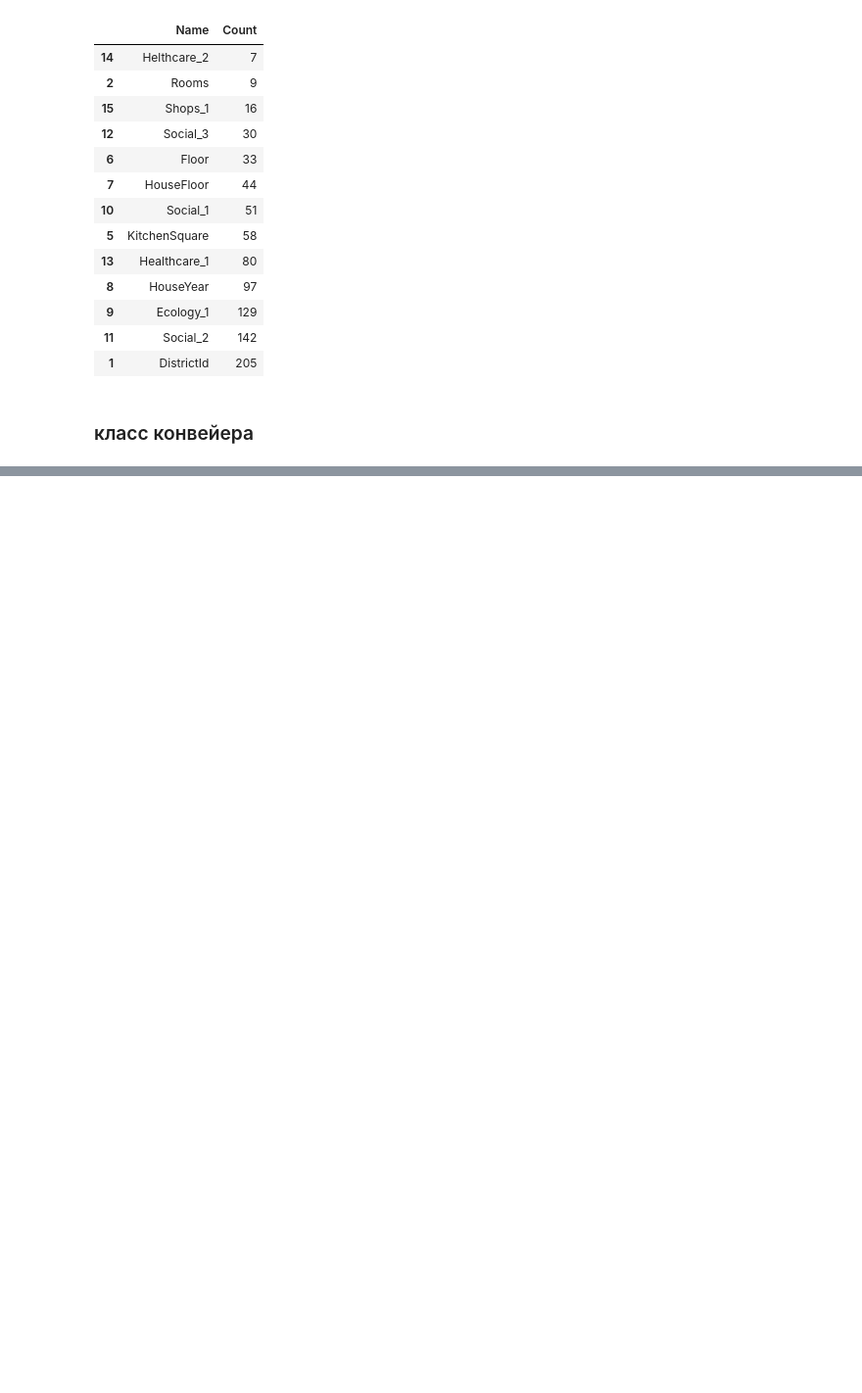
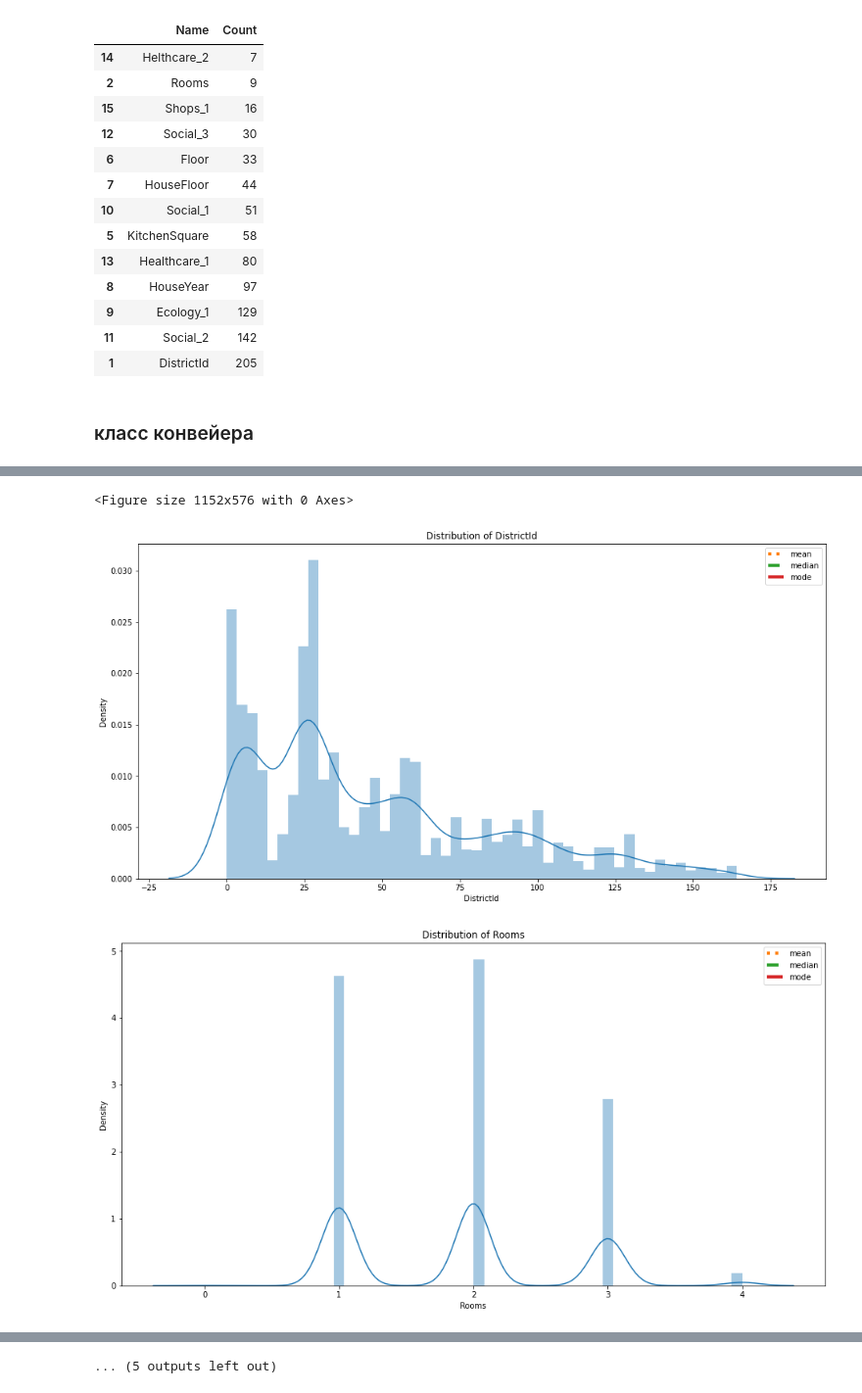
Before and after one commit to BlackStoneShadow/Python, a Jupyter notebook: MLearning/DSLibraries/Summary/Task1.ipynb, the cells around one changed output, grey strips where cells are left out. Shown: that part at 98% size. Saved outputs shown, nothing was run; the diff lists cells and outputs as text; code cells hidden in the pictures; blank space fills up the shorter version.

```diff
--- a/MLearning/DSLibraries/Summary/Task1.ipynb
+++ b/MLearning/DSLibraries/Summary/Task1.ipynb
@@ -249,0 +255,8 @@ TypeError: property_cat() missing 1 required positional argument: 'data'
+# %%
+plt.figure(figsize = (16, 8))
+# распределение количественных признаков в исходных данных и осноные статистические данные в них
+pipeline.plot(pipeline.train_data)
+# %% [output]
+<Figure size 1152x576 with 0 Axes>
+[figure, added]
+[figure, added]
@@ -250 +272,2 @@ TypeError: property_cat() missing 1 required positional argument: 'data'
+... (5 outputs left out)
 # %%
```
Also changed, not shown: parts of 10 cells of this notebook, 1 other file.
